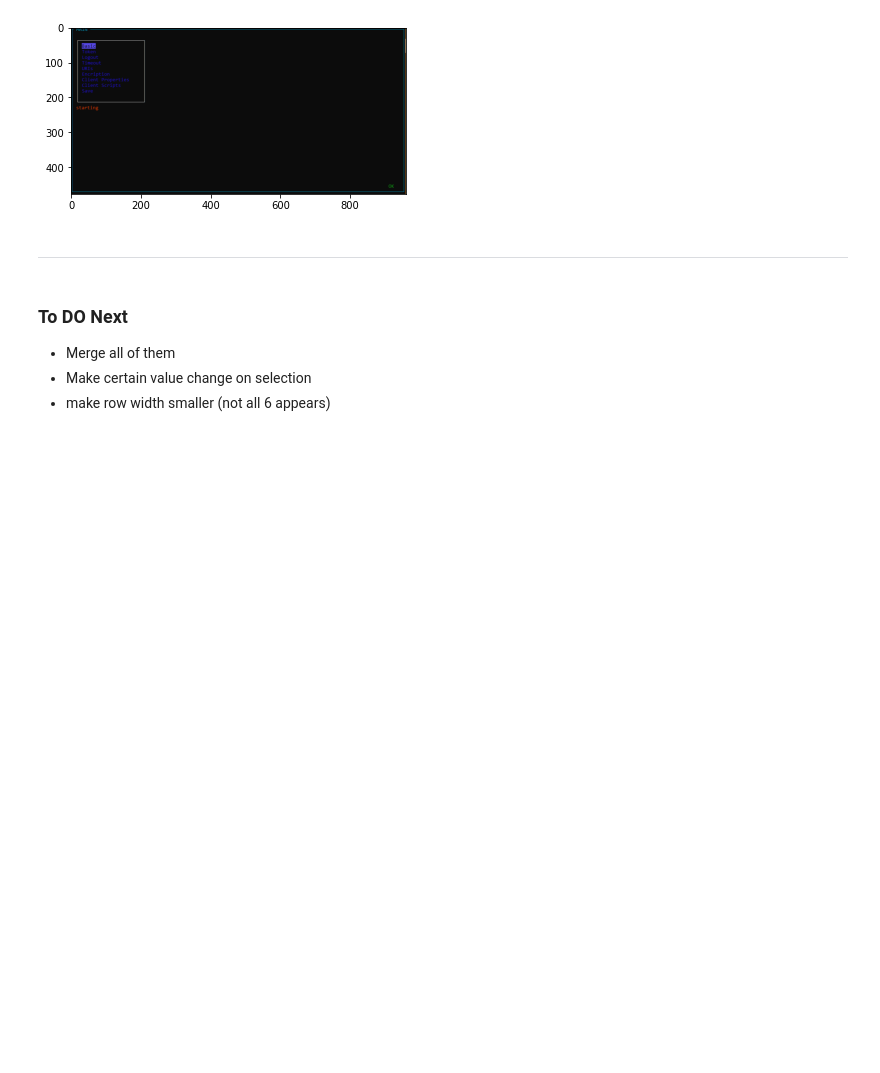
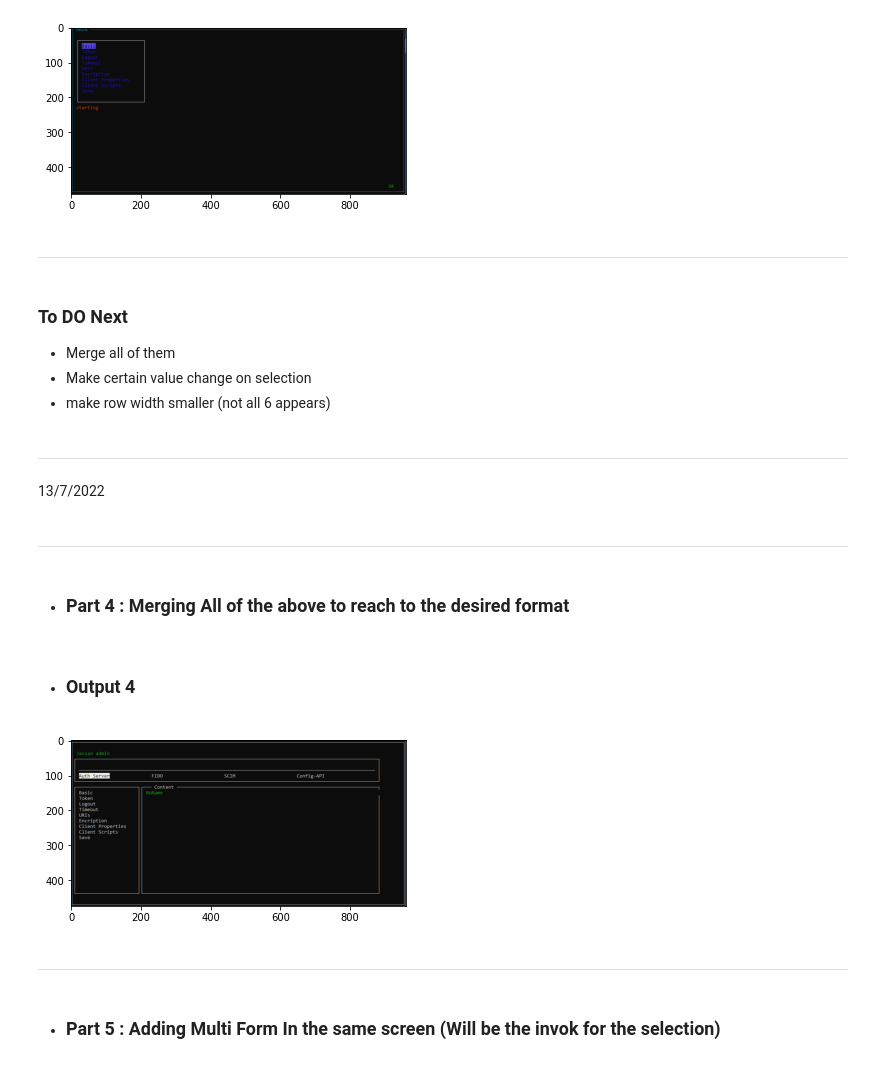
Before and after one commit to AbdelwahabAdam/admin_tui, a Jupyter notebook: Codes/progress.ipynb, the cells around one changed output. Saved outputs shown, nothing was run; the diff lists cells and outputs as text; code cells hidden in the pictures; blank space fills up the shorter version.

Commit message:
merging

```diff
--- a/Codes/progress.ipynb
+++ b/Codes/progress.ipynb
@@ -155,3 +155,10 @@ plt.show()
 - Merge all of them
 - Make certain value change on selection
 - make row width smaller (not all 6 appears)
+# %% [markdown]
+------------------------------------------
+13/7/2022
+# %% [markdown]
+----------------------------
+# %% [markdown]
+- ### Part 4 : Merging All of the above to reach to the desired format
@@ -157,0 +276,12 @@ plt.show()
+# %% [markdown]
+- ### Output 4
+# %%
+im_array = np.asarray(cv2.imread('merg.PNG'))
+plt.imshow(im_array)
+plt.show()
+# %% [output]
+[figure, added]
+# %% [markdown]
+--------------------------------------
+# %% [markdown]
+- ### Part 5 : Adding Multi Form In the same screen (Will be the invok for the selection)
```
Also changed, not shown: parts of 4 cells of this notebook, 6 other files.
